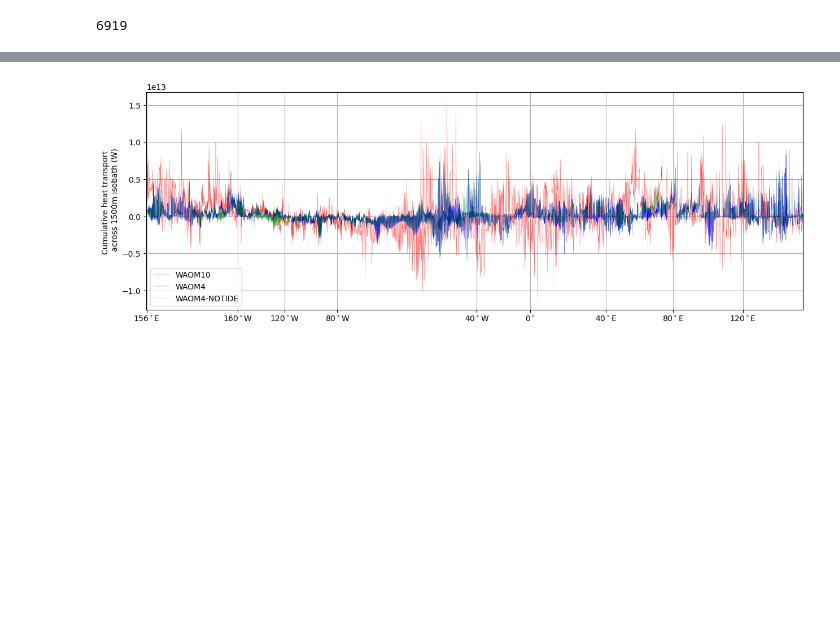
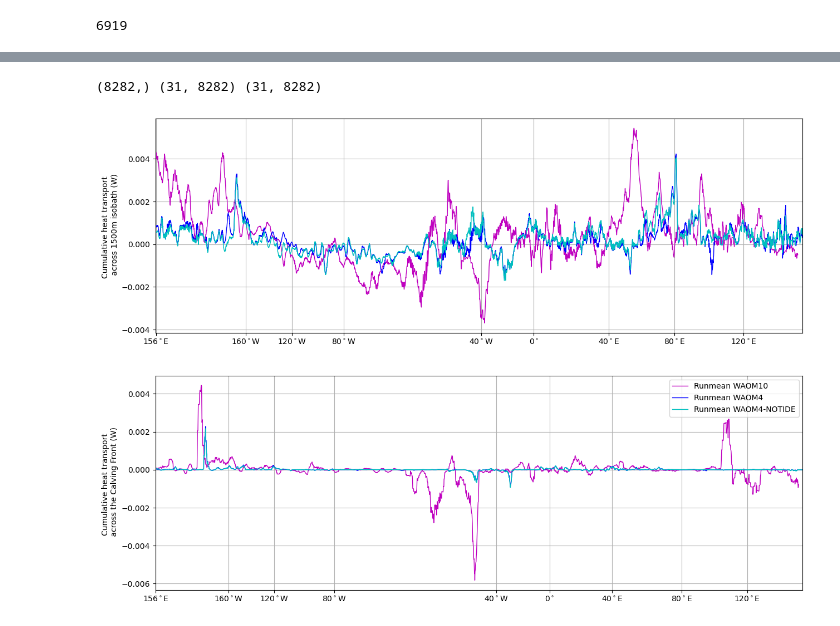
Before and after one commit to fabiobdias/waom_notebook, a Jupyter notebook: OHB_shelf/WAOM10x4_Cross-1500m-Transport_comparison.ipynb, the cells around one changed output, grey strips where cells are left out. Cells and saved outputs as stored; diff of their text form; code cells hidden in the pictures; blank space fills up the shorter version.

```diff
--- a/OHB_shelf/WAOM10x4_Cross-1500m-Transport_comparison.ipynb
+++ b/OHB_shelf/WAOM10x4_Cross-1500m-Transport_comparison.ipynb
@@ -246,0 +384,5 @@ plt.savefig(fig_path + name_fig, dpi=300)
+# %%
+print(dist_along_4kmCF.shape, z_rho_4kmNT_CF.shape, heat_transport_4kmCF.shape)
+# plt.plot(dist_along_4kmCF)
+# %% [output]
+(8282,) (31, 8282) (31, 8282)
@@ -247,28 +444,61 @@ plt.savefig(fig_path + name_fig, dpi=300)
 # %%
 
 # some plots:
-fig, ax = plt.subplots(nrows=1, figsize = (15, 5))
+fig, ax = plt.subplots(nrows=2, figsize = (15, 11))
 # plotting absolute value: Tf heat transport already subtracted during the calculation
-plt.plot(dist_along_10km,(np.sum(heat_transport_10km, axis=0)), '-r', label='WAOM10',linewidth=0.2)
-plt.plot(dist_along_4km,(np.sum(heat_transport_4km, axis=0)), '-b', label='WAOM4',linewidth=0.2)
-plt.plot(dist_along_4km,(np.sum(heat_transport_4kmNT, axis=0)), '-g', label='WAOM4-NOTIDE',linewidth=0.1)
+# WAOM10
+# ax[0].plot(dist_along_10km,(np.sum(heat_transport_10km, axis=0)), '--m', label='WAOM10',linewidth=0.2)
+x=np.sum(heat_transport_10km, axis=0)
+N=20 # groups of points along the contour line - use dist to translate to distance (average throughout)
+ax[0].plot(dist_along_10km[np.arange(0,len(heat_transport_10km[0,:])-N+1)],np.convolve(x, np.ones(N)/N, mode='valid')*1e-15, '-m', label='Runmean WAOM10',linewidth=1)
+# WAOM4
+# ax[0].plot(dist_along_4km,(np.sum(heat_transport_4km, axis=0)), '--b', label='WAOM4',linewidth=0.2)
+x=np.sum(heat_transport_4km, axis=0)
+N=20 # groups of points along the contour line - use dist to translate to distance (average throughout)
+ax[0].plot(dist_along_4km[np.arange(0,len(heat_transport_4km[0,:])-N+1)],np.convolve(x, np.ones(N)/N, mode='valid')*1e-15, '-b', label='Runmean WAOM4',linewidth=1)
+# WAOM4-NOTIDE
+# ax[0].plot(dist_along_4km,(np.sum(heat_transport_4kmNT, axis=0)), '--c', label='WAOM4-NOTIDE',linewidth=0.1)
+x=np.sum(heat_transport_4kmNT, axis=0)
+N=20 # groups of points along the contour line - use dist to translate to distance (average throughout)
+ax[0].plot(dist_along_4km[np.arange(0,len(heat_transport_4kmNT[0,:])-N+1)],np.convolve(x, np.ones(N)/N, mode='valid')*1e-15, '-c', label='Runmean WAOM4-NOTIDE',linewidth=1)
 
 # - setting individual axis xticks:
-ax.set_xticks(dist_along_10km[distance_indices_10km.astype(int)[:]])
-ax.set_xticklabels(('156$^\circ$E','160$^\circ$W', '120$^\circ$W','80$^\circ$W', '40$^\circ$W', '0$^\circ$',
+ax[0].set_xticks(dist_along_10km[distance_indices_10km.astype(int)[:]])
+ax[0].set_xticklabels(('156$^\circ$E','160$^\circ$W', '120$^\circ$W','80$^\circ$W', '40$^\circ$W', '0$^\circ$',
                           '40$^\circ$E', '80$^\circ$E', '120$^\circ$E'))
-ax.set_xlim(0, dist_along_10km[-1])
+ax[0].set_xlim(0, dist_along_10km[-1])
 
-# for aa in np.arange(1,4):
-#     ax[aa].set_xticks(dist_along_4km[distance_indices_4km.astype(int)[:]])
-#     ax[aa].set_xticklabels(('156$^\circ$E','160$^\circ$W', '120$^\circ$W','80$^\circ$W', '40$^\circ$W', '0$^\circ$',
-#                               '40$^\circ$E', '80$^\circ$E', '120$^\circ$E'))
-#     ax[aa].set_xlim(0, dist_along_4km[-1])
+# WAOM10
+# plotting absolute value: Tf heat transport already subtracted during the calculation
+# ax[1].plot(dist_along_10kmCF,(np.sum(heat_transport_10kmCF, axis=0)), '-m', label='WAOM10',linewidth=0.2)
+# x=np.sum(np.divide(heat_transport_10kmCF,10), axis=0)                                       ### DIVIDING WAOM10 BY 10!!!!!!!!!!!
+x=np.sum(heat_transport_10kmCF, axis=0)
+N=20 # groups of points along the contour line - use dist to translate to distance (average throughout)
+ax[1].plot(dist_along_10kmCF[np.arange(0,len(heat_transport_10kmCF[0,:])-N+1)],np.convolve(x, np.ones(N)/N, mode='valid')*1e-15, '-m', label='Runmean WAOM10',linewidth=1)
+# WAOM4
+# ax[1].plot(dist_along_4kmCF,(np.sum(heat_transport_4kmCF, axis=0)), '-b', label='WAOM4',linewidth=0.2)
+x=np.sum(heat_transport_4kmCF, axis=0)
+N=20 # groups of points along the contour line - use dist to translate to distance (average throughout)
+ax[1].plot(dist_along_4kmCF[np.arange(0,len(heat_transport_4kmCF[0,:])-N+1)],np.convolve(x, np.ones(N)/N, mode='valid')*1e-15, '-b', label='Runmean WAOM4',linewidth=1)
+# WAOM4-NOTIDE
+# ax[1].plot(dist_along_4kmCF,(np.sum(heat_transport_4kmNT_CF, axis=0)), '-c', label='WAOM4-NOTIDE',linewidth=0.1)
+x=np.sum(heat_transport_4kmNT_CF, axis=0)
+N=20 # groups of points along the contour line - use dist to translate to distance (average throughout)
+ax[1].plot(dist_along_4kmCF[np.arange(0,len(heat_transport_4kmNT_CF[0,:])-N+1)],np.convolve(x, np.ones(N)/N, mode='valid')*1e-15, '-c', label='Runmean WAOM4-NOTIDE',linewidth=1)
 
-ax.set_ylabel('Cumulative heat transport \n across 1500m isobath (W)');
-plt.grid()
-plt.legend()
-name_fig='WAOM10x4x4NT_Cross-1500m_cumtransport_vint_raw.png'
+# - setting individual axis xticks:
+ax[1].set_xticks(dist_along_10kmCF[distance_indices_10kmCF.astype(int)[:]])
+ax[1].set_xticklabels(('156$^\circ$E','160$^\circ$W', '120$^\circ$W','80$^\circ$W', '40$^\circ$W', '0$^\circ$',
+                          '40$^\circ$E', '80$^\circ$E', '120$^\circ$E'))
+ax[1].set_xlim(0, dist_along_10kmCF[-1])
+
+ax[0].set_ylabel('Cumulative heat transport \n across 1500m isobath (W)');
+ax[1].set_ylabel('Cumulative heat transport \n across the Calving Front (W)');
+ax[0].grid()
+ax[1].grid()
+
+ax[1].legend()
+name_fig='WAOM10x4x4NT_Cross-1500m_CalvingFront_cumtransport_vint_raw.png'
 plt.savefig(fig_path + name_fig, dpi=300)
 # %% [output]
-[figure, old version]
+[figure, new version]
```
Also changed, not shown: parts of 12 cells of this notebook, 11 other files.
